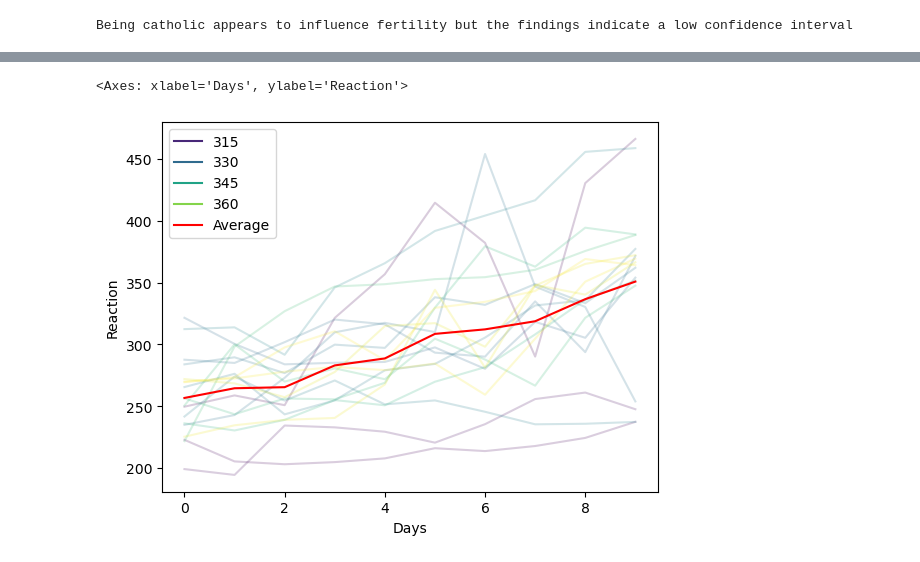
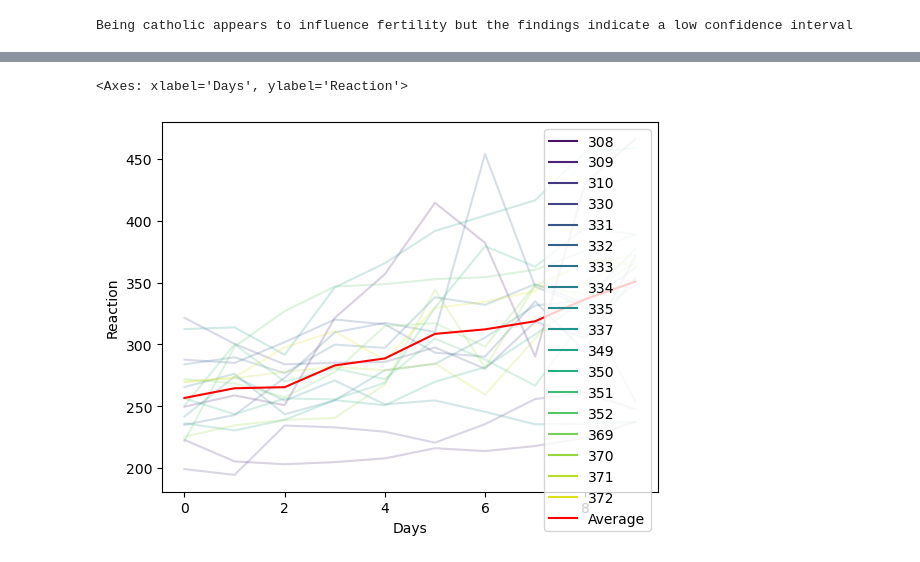
Before and after one commit to Alantheus-Thompson/ds_libraries_exercises, a Jupyter notebook: seaborn_exercises.ipynb, the cells around one changed output, grey strips where cells are left out. Drawn from its saved outputs; the diff is of its cells as text; code cells hidden in the pictures.

```diff
--- a/seaborn_exercises.ipynb
+++ b/seaborn_exercises.ipynb
@@ -212,19 +184,19 @@ Steak Bowl          2260.19
 # %%
 # Load the sleepstudy dataset from pydataset and read it's documentation. Use seaborn to create a line chart of all
 # the individual subject's reaction times and a more prominant line showing the average change in reaction time.
 
 sleep_df = data('sleepstudy')
 sleep_df.head()
-
+sleep_df.Subject = sleep_df.Subject.astype(str)
 sleep_df.groupby('Subject').describe()
 
 # avg_reaction_subject = sleep_df.groupby('Subject')[['Reaction']].mean()
 avg_reaction_days = sleep_df.groupby('Days')[['Reaction']].mean()
 # print(avg_reaction_days)
 
 sns.lineplot(x='Days', y='Reaction', data=sleep_df, hue='Subject', palette ='viridis', alpha=.2)
 sns.lineplot(x=avg_reaction_days.index, y='Reaction', data=avg_reaction_days, color='red', label='Average')
 # sns.lineplot(x=daily_avg_change.index, y='Reaction', data=daily_avg_change, color='blue', label='Daily Avg Change')
 # %% [output]
 <Axes: xlabel='Days', ylabel='Reaction'>
-[figure, old version]
+[figure, new version]
```
Also changed, not shown: parts of 6 cells of this notebook.
